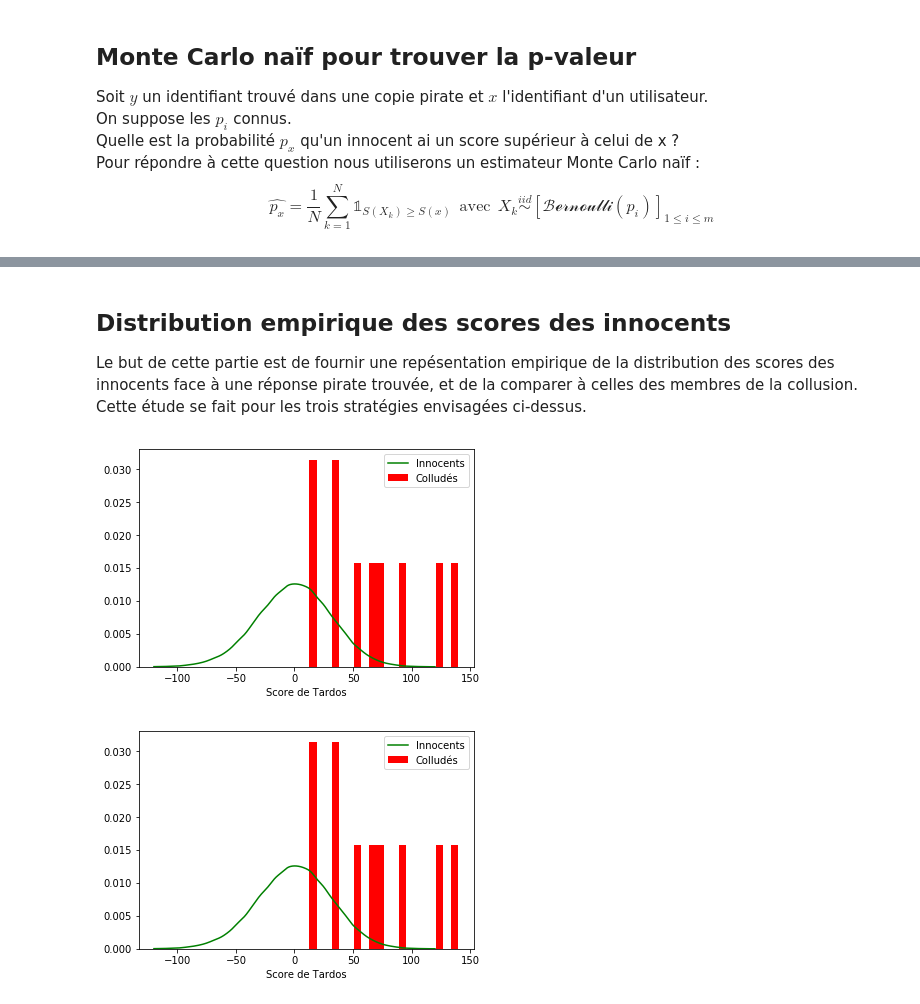
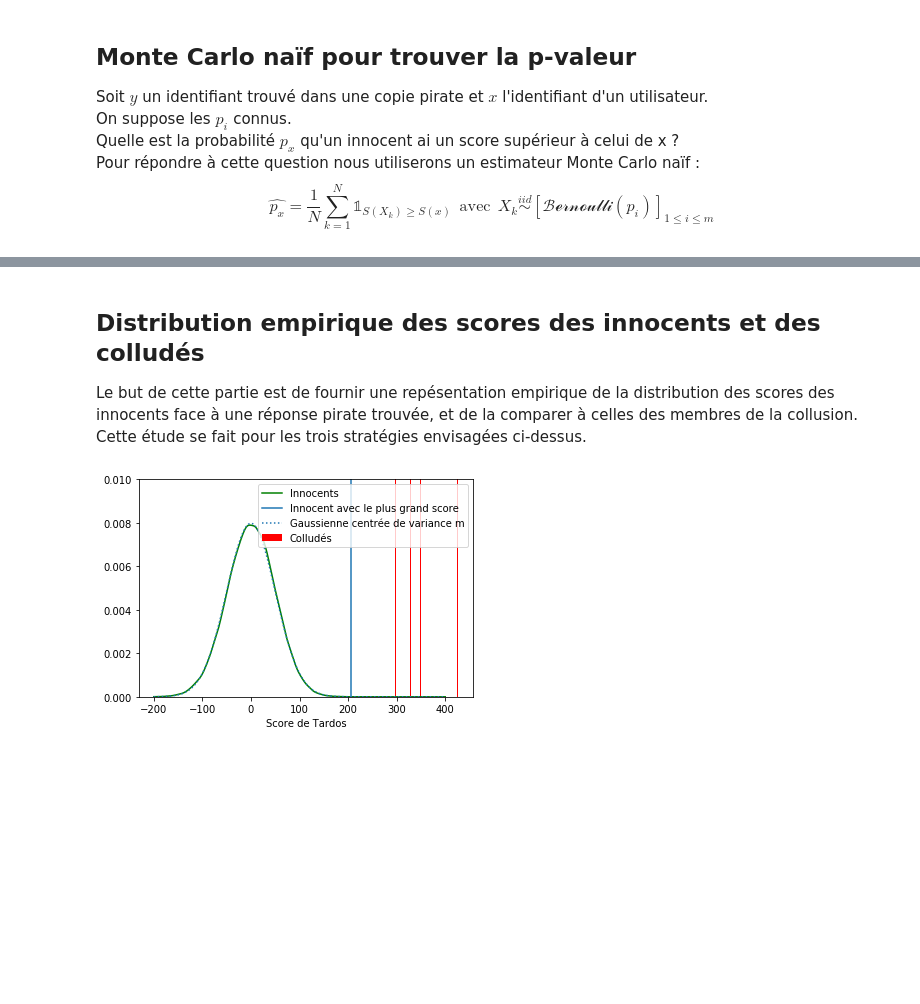
Before and after one commit to augustin9080/MAP512, a Jupyter notebook: MAP512_Laruelle_Freitas.ipynb, the cells around one changed output, grey strips where cells are left out. Saved outputs shown, nothing was run; the diff lists cells and outputs as text; code cells hidden in the pictures; blank space fills up the shorter version.

Commit message:
Ajout des distributions de coupable et d'AMS

```diff
--- a/MAP512_Laruelle_Freitas.ipynb
+++ b/MAP512_Laruelle_Freitas.ipynb
@@ -6,10 +6,10 @@ import numpy.random as npr
 import matplotlib.pyplot as plt
 import scipy.stats
 
-m = 1000 # Taille du tatouage : Fixée par la capacité d'accueil du support (doit être grrand pour que les pi suivent bien la distribution)
+m = 2500 # Taille du tatouage : Fixée par la capacité d'accueil du support (doit être grand pour que les pi suivent bien la distribution)
 n = 100000 # Nombre d'utilisateurs : Evolue au fur et à mesure que des utilisateurs se rajoutent
 t = 1/300
-c = 10 # Taille de la collusion maximale considérée
+c = 5 # Taille de la collusion maximale considérée
 # %% [markdown]
 ## Code de Tardos
 Cette section propose plusieurs fonctions pour mettre en application la méthode proposée par Tardos.
@@ -31,8 +31,16 @@ def matrice_identifiants(n,m,t):
     X = np.array(npr.binomial(1,p,(n,m)))
     return p,X
 
+def generation_innocents(n,p):
+    m = len(p)
+    X = np.array(npr.binomial(1,p,(n,m)))
+    return X
+
 def score_tardos(x,y,p):
     return np.sum((1-2*(x*(1-y)+y*(1-x)))*((np.sqrt((1-p)/p))**(2*x-1)))
+
+def score_tardos_matrix(X,y,p):
+    return np.apply_along_axis(lambda x: score_tardos(x,y,p), axis=1, arr=X)
 # %%
 p,X = matrice_identifiants(n, m, t)
 score_tardos(npr.rand(m), X[0], p)
@@ -133,5 +120,5 @@ array([0, 0, 1, 0, 0, 1, 1, 1, 1, 1, 0, 1, 0, 0, 0, 1, 0, 0, 1, 1, 1, 1,
 # %% [markdown]
-## Distribution empirique des scores des innocents
+## Distribution empirique des scores des innocents et des colludés
 Le but de cette partie est de fournir une repésentation empirique de la distribution des scores des innocents face à une réponse pirate trouvée, et de la comparer à celles des membres de la collusion.
 Cette étude se fait pour les trois stratégies envisagées ci-dessus.
 # %%
@@ -161,8 +198,7 @@ def affichage(Scores_innocents,Scores_colludes):
 # %%
 si,sc = calcul_scores(X,p,c,vote_majoritaire)
-affichage(si,sc)
+affichage(si,sc,"vote_majoritaire")
 # %% [output]
-[figure, old version]
+[figure, new version]
-[figure, removed]
 # %%
 si,sc = calcul_scores(X,p,c,entrelacement)
```
Also changed, not shown: parts of 16 cells of this notebook, 13 other files.
